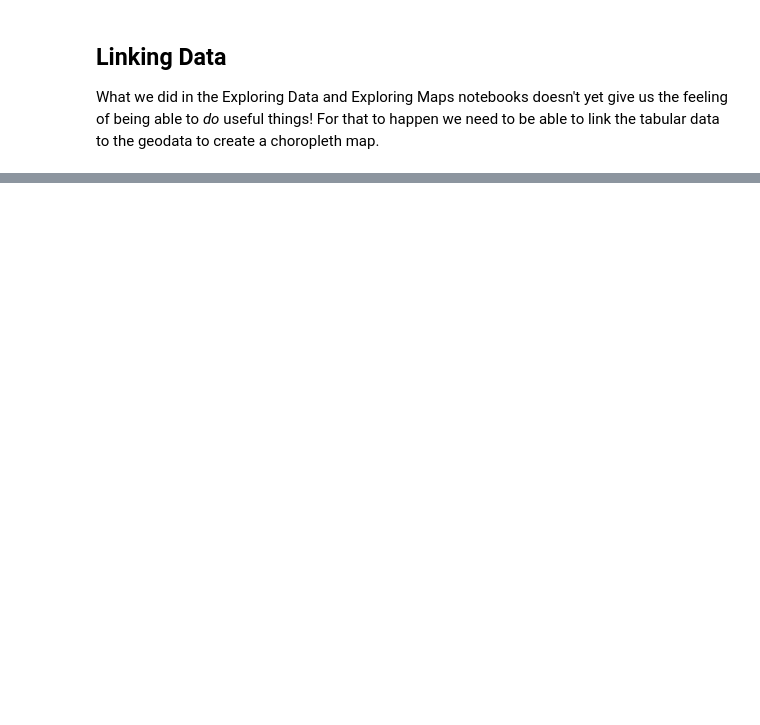
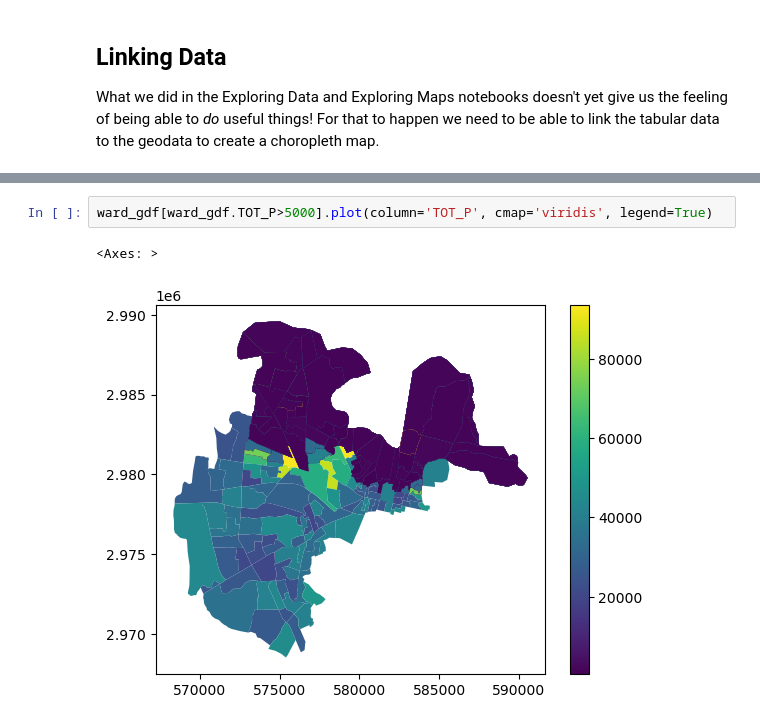
Before and after one commit to jreades/jaipur, a Jupyter notebook: practicals/Linking_Data.ipynb, the cells around one changed output, grey strips where cells are left out. Drawn from its saved outputs; the diff is of its cells as text; blank space fills up the shorter version.

```diff
--- a/practicals/Linking_Data.ipynb
+++ b/practicals/Linking_Data.ipynb
@@ -100,0 +118,5 @@ AttributeError: 'DataFrame' object has no attribute 'ward_no'
+# %%
+ward_gdf[ward_gdf.TOT_P>5000].plot(column='TOT_P', cmap='viridis', legend=True)
+# %% [output]
+<Axes: >
+[figure, added]
```
Also changed, not shown: parts of 18 cells of this notebook, 2 other files.
